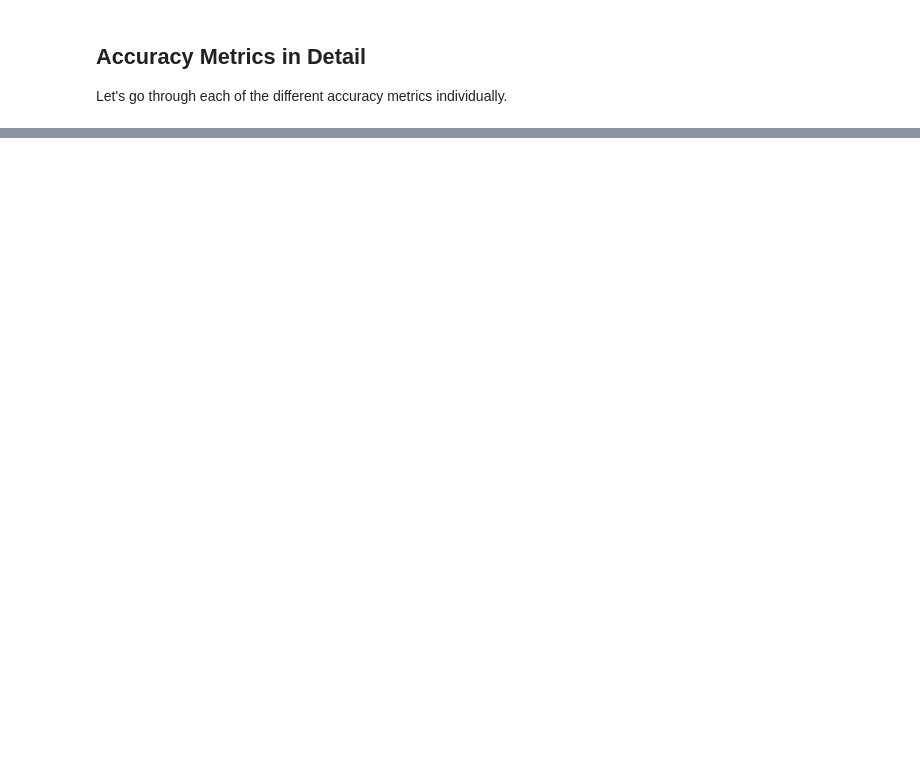
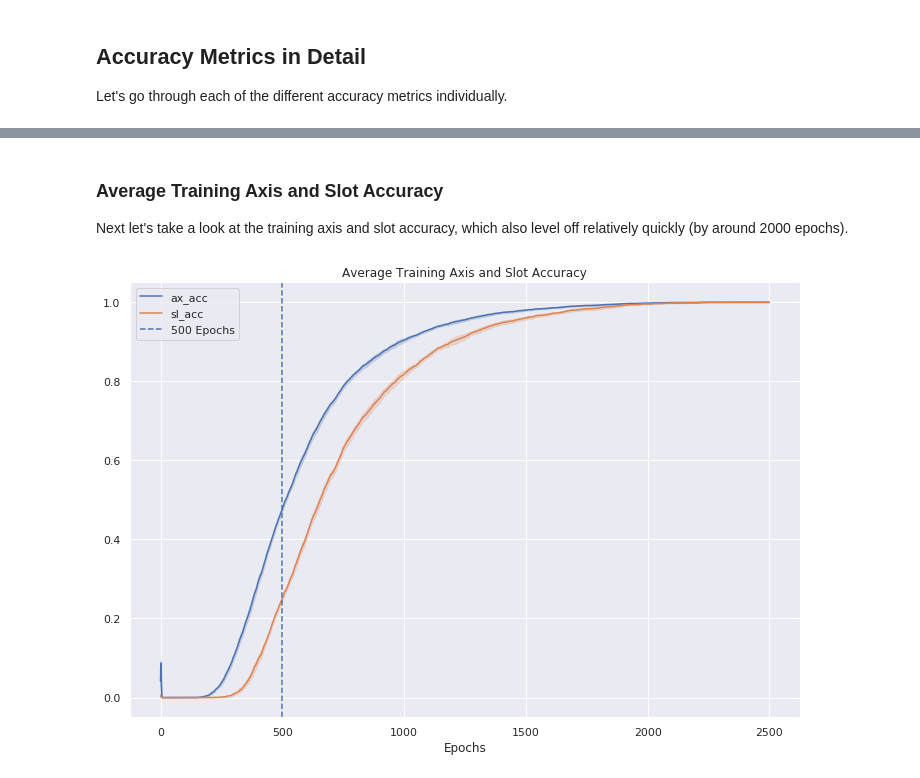
Before and after one commit to apra93/leabra-tf, a Jupyter notebook: docs/source/notebooks/0.3.1-Comparing-Accuracy-Metrics.ipynb, the cells around one changed output, grey strips where cells are left out. Drawn from its saved outputs; the diff is of its cells as text; code cells hidden in the pictures; blank space fills up the shorter version.

```diff
--- a/docs/source/notebooks/0.3.1-Comparing-Accuracy-Metrics.ipynb
+++ b/docs/source/notebooks/0.3.1-Comparing-Accuracy-Metrics.ipynb
@@ -491,0 +544,18 @@ Let's go through each of the different accuracy metrics individually.
+# %% [markdown]
+### Average Training Axis and Slot Accuracy
+
+Next let's take a look at the training axis and slot accuracy, which also level off relatively quickly (by around 2000 epochs).
+# %%
+%%time
+# These are the possible metrics to use
+# ['loss', 'el_acc', 'ax_acc', 'sl_acc', 'sm_acc', 'val_loss',
+#  'val_el_acc', 'val_ax_acc', 'val_sl_acc', 'val_sm_acc']
+plot_metrics(metrics_df,
+             metrics=['ax_acc', 'sl_acc',],
+             epochs=2500,
+             title='Average Training Axis and Slot Accuracy',
+             key_by_model=False,
+             model_average=True)
+plt.show()
+# %% [output]
+[figure, added]
```
Also changed, not shown: parts of 27 cells of this notebook.
